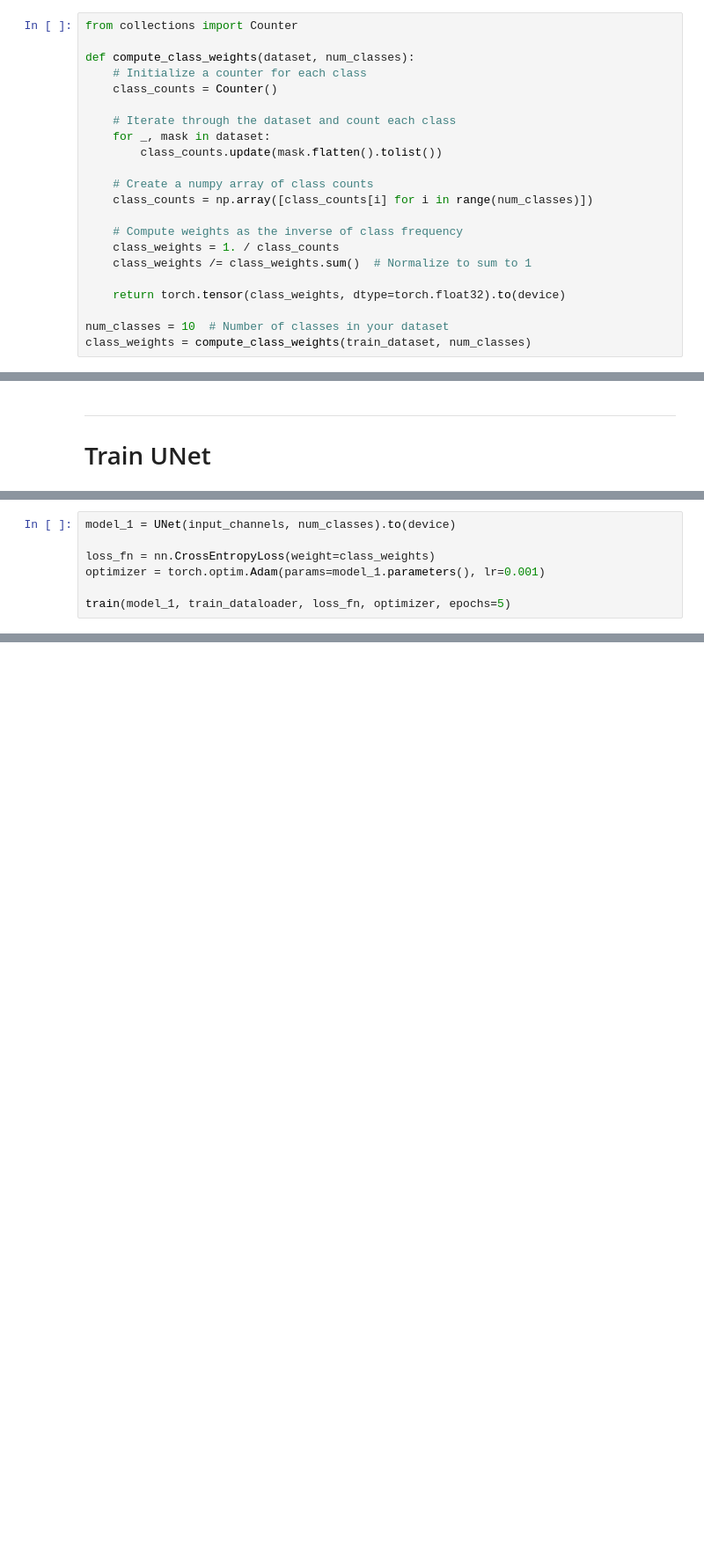
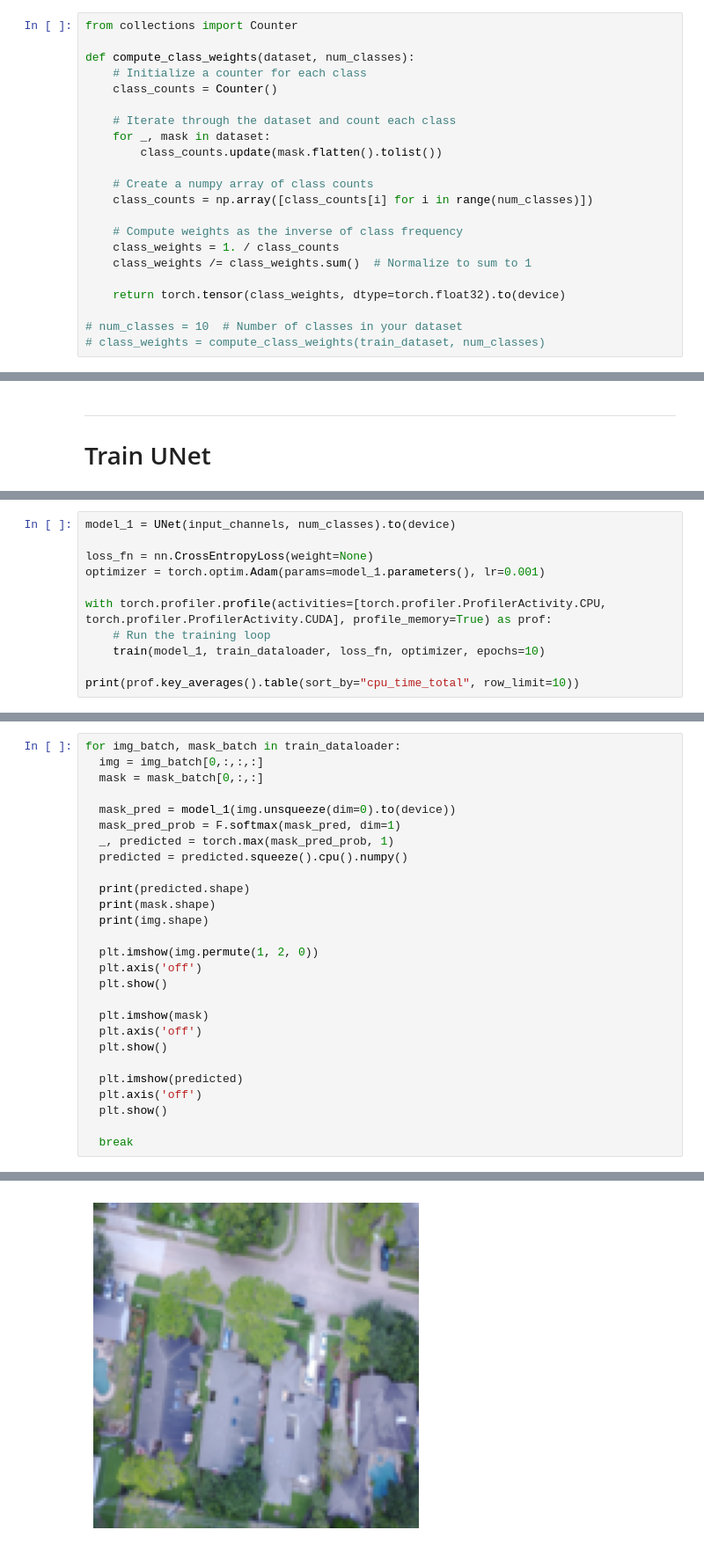
Before and after one commit to hardyjeremy98/FloodNet, a Jupyter notebook: FloodNet.ipynb, the cells around one changed output, grey strips where cells are left out. Shown at 88% size. Saved outputs shown, nothing was run; the diff lists cells and outputs as text; blank space fills up the shorter version.

```diff
--- a/FloodNet.ipynb
+++ b/FloodNet.ipynb
@@ -230,8 +238,8 @@ def compute_class_weights(dataset, num_classes):
 
     return torch.tensor(class_weights, dtype=torch.float32).to(device)
 
-num_classes = 10  # Number of classes in your dataset
-class_weights = compute_class_weights(train_dataset, num_classes)
+# num_classes = 10  # Number of classes in your dataset
+# class_weights = compute_class_weights(train_dataset, num_classes)
 # %% [markdown]
 ---
 # Create UNet
@@ -443,7 +447,11 @@ def train(model, dataloader, loss_fn, optimizer, epochs=5):
 # %%
 model_1 = UNet(input_channels, num_classes).to(device)
 
-loss_fn = nn.CrossEntropyLoss(weight=class_weights)
+loss_fn = nn.CrossEntropyLoss(weight=None)
 optimizer = torch.optim.Adam(params=model_1.parameters(), lr=0.001)
 
-train(model_1, train_dataloader, loss_fn, optimizer, epochs=5)
+with torch.profiler.profile(activities=[torch.profiler.ProfilerActivity.CPU, torch.profiler.ProfilerActivity.CUDA], profile_memory=True) as prof:
+    # Run the training loop
+    train(model_1, train_dataloader, loss_fn, optimizer, epochs=10)
+
+print(prof.key_averages().table(sort_by="cpu_time_total", row_limit=10))
@@ -449,0 +486,28 @@ train(model_1, train_dataloader, loss_fn, optimizer, epochs=5)
+# %%
+for img_batch, mask_batch in train_dataloader:
+  img = img_batch[0,:,:,:]
+  mask = mask_batch[0,:,:]
+
+  mask_pred = model_1(img.unsqueeze(dim=0).to(device))
+  mask_pred_prob = F.softmax(mask_pred, dim=1)
+  _, predicted = torch.max(mask_pred_prob, 1)
+  predicted = predicted.squeeze().cpu().numpy()
+
+  print(predicted.shape)
+  print(mask.shape)
+  print(img.shape)
+
+  plt.imshow(img.permute(1, 2, 0))
+  plt.axis('off')
+  plt.show()
+
+  plt.imshow(mask)
+  plt.axis('off')
+  plt.show()
+
+  plt.imshow(predicted)
+  plt.axis('off')
+  plt.show()
+
+  break
+# %% [output]
@@ -449,0 +517 @@ train(model_1, train_dataloader, loss_fn, optimizer, epochs=5)
+[figure, added]
```
Also changed, not shown: parts of 14 cells of this notebook.
